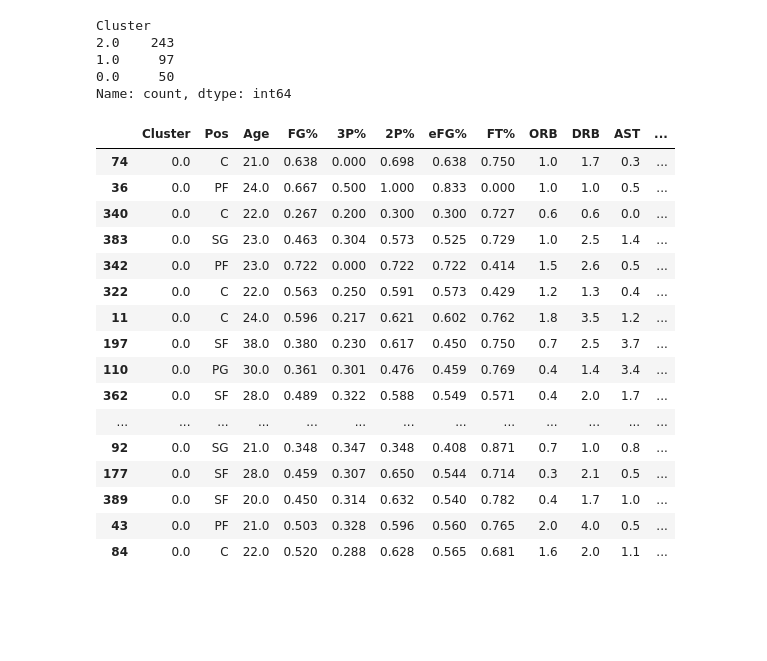
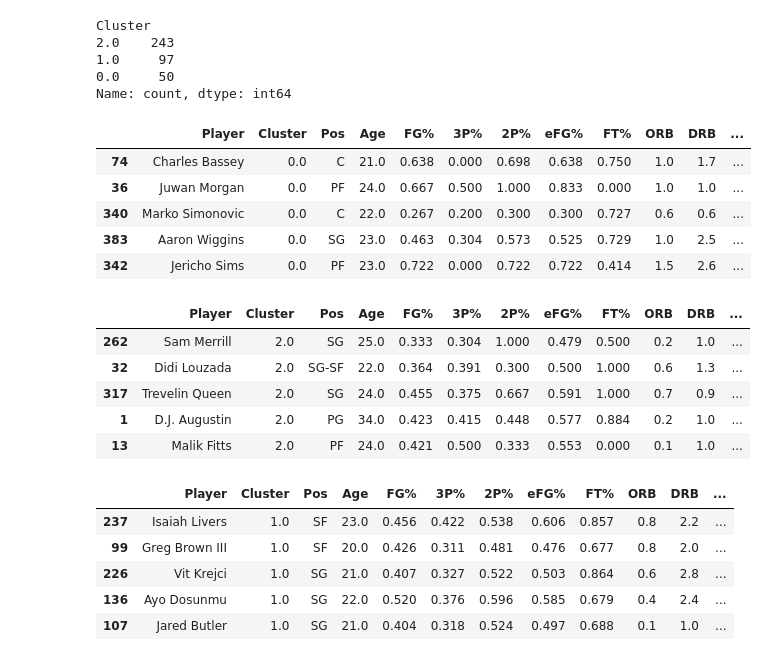
Before and after one commit to wloving77/Fall2023Classes, a Jupyter notebook: foundations_of_machine_learning/assignments/BBall-Clustering/Lab-Clustering-2.ipynb, the cells around one changed output. Saved outputs shown, nothing was run; the diff lists cells and outputs as text; code cells hidden in the pictures; blank space fills up the shorter version.

```diff
--- a/foundations_of_machine_learning/assignments/BBall-Clustering/Lab-Clustering-2.ipynb
+++ b/foundations_of_machine_learning/assignments/BBall-Clustering/Lab-Clustering-2.ipynb
@@ -354,22 +354,12 @@ Cluster
 0.0     50
 Name: count, dtype: int64
 # %%
-df_choose[df_choose['Cluster'] == 0].sort_values(by="Salary", ascending=True).head(25)
+df_choices_good = df_choose[df_choose['Cluster'] == 0].sort_values(by="Salary", ascending=True)
+df_choices_good.head(5)
 # %% [output]
-|  | Cluster | Pos | Age | FG% | 3P% | 2P% | eFG% | FT% | ORB | DRB | AST | ... |
-| 74 | 0.0 | C | 21.0 | 0.638 | 0.000 | 0.698 | 0.638 | 0.750 | 1.0 | 1.7 | 0.3 | ... |
-| 36 | 0.0 | PF | 24.0 | 0.667 | 0.500 | 1.000 | 0.833 | 0.000 | 1.0 | 1.0 | 0.5 | ... |
-| 340 | 0.0 | C | 22.0 | 0.267 | 0.200 | 0.300 | 0.300 | 0.727 | 0.6 | 0.6 | 0.0 | ... |
-| 383 | 0.0 | SG | 23.0 | 0.463 | 0.304 | 0.573 | 0.525 | 0.729 | 1.0 | 2.5 | 1.4 | ... |
-| 342 | 0.0 | PF | 23.0 | 0.722 | 0.000 | 0.722 | 0.722 | 0.414 | 1.5 | 2.6 | 0.5 | ... |
-| 322 | 0.0 | C | 22.0 | 0.563 | 0.250 | 0.591 | 0.573 | 0.429 | 1.2 | 1.3 | 0.4 | ... |
-| 11 | 0.0 | C | 24.0 | 0.596 | 0.217 | 0.621 | 0.602 | 0.762 | 1.8 | 3.5 | 1.2 | ... |
-| 197 | 0.0 | SF | 38.0 | 0.380 | 0.230 | 0.617 | 0.450 | 0.750 | 0.7 | 2.5 | 3.7 | ... |
-| 110 | 0.0 | PG | 30.0 | 0.361 | 0.301 | 0.476 | 0.459 | 0.769 | 0.4 | 1.4 | 3.4 | ... |
-| 362 | 0.0 | SF | 28.0 | 0.489 | 0.322 | 0.588 | 0.549 | 0.571 | 0.4 | 2.0 | 1.7 | ... |
-| ... | ... | ... | ... | ... | ... | ... | ... | ... | ... | ... | ... | ... |
-| 92 | 0.0 | SG | 21.0 | 0.348 | 0.347 | 0.348 | 0.408 | 0.871 | 0.7 | 1.0 | 0.8 | ... |
-| 177 | 0.0 | SF | 28.0 | 0.459 | 0.307 | 0.650 | 0.544 | 0.714 | 0.3 | 2.1 | 0.5 | ... |
-| 389 | 0.0 | SF | 20.0 | 0.450 | 0.314 | 0.632 | 0.540 | 0.782 | 0.4 | 1.7 | 1.0 | ... |
-| 43 | 0.0 | PF | 21.0 | 0.503 | 0.328 | 0.596 | 0.560 | 0.765 | 2.0 | 4.0 | 0.5 | ... |
-| 84 | 0.0 | C | 22.0 | 0.520 | 0.288 | 0.628 | 0.565 | 0.681 | 1.6 | 2.0 | 1.1 | ... |
+|  | Player | Cluster | Pos | Age | FG% | 3P% | 2P% | eFG% | FT% | ORB | DRB | ... |
+| 74 | Charles Bassey | 0.0 | C | 21.0 | 0.638 | 0.000 | 0.698 | 0.638 | 0.750 | 1.0 | 1.7 | ... |
+| 36 | Juwan Morgan | 0.0 | PF | 24.0 | 0.667 | 0.500 | 1.000 | 0.833 | 0.000 | 1.0 | 1.0 | ... |
+| 340 | Marko Simonovic | 0.0 | C | 22.0 | 0.267 | 0.200 | 0.300 | 0.300 | 0.727 | 0.6 | 0.6 | ... |
+| 383 | Aaron Wiggins | 0.0 | SG | 23.0 | 0.463 | 0.304 | 0.573 | 0.525 | 0.729 | 1.0 | 2.5 | ... |
+| 342 | Jericho Sims | 0.0 | PF | 23.0 | 0.722 | 0.000 | 0.722 | 0.722 | 0.414 | 1.5 | 2.6 | ... |
@@ -378,3 +366,23 @@ df_choose[df_choose['Cluster'] == 0].sort_values(by="Salary", ascending=True).he
+# %%
+df_choices_bad =  df_choose[df_choose['Cluster'] == 2].sort_values(by="Salary", ascending=True)
+df_choices_bad.head()
+# %% [output]
+|  | Player | Cluster | Pos | Age | FG% | 3P% | 2P% | eFG% | FT% | ORB | DRB | ... |
+| 262 | Sam Merrill | 2.0 | SG | 25.0 | 0.333 | 0.304 | 1.000 | 0.479 | 0.500 | 0.2 | 1.0 | ... |
+| 32 | Didi Louzada | 2.0 | SG-SF | 22.0 | 0.364 | 0.391 | 0.300 | 0.500 | 1.000 | 0.6 | 1.3 | ... |
+| 317 | Trevelin Queen | 2.0 | SG | 24.0 | 0.455 | 0.375 | 0.667 | 0.591 | 1.000 | 0.7 | 0.9 | ... |
+| 1 | D.J. Augustin | 2.0 | PG | 34.0 | 0.423 | 0.415 | 0.448 | 0.577 | 0.884 | 0.2 | 1.0 | ... |
+| 13 | Malik Fitts | 2.0 | PF | 24.0 | 0.421 | 0.500 | 0.333 | 0.553 | 0.000 | 0.1 | 1.0 | ... |
+# %%
+df_choices_passable = df_choose[df_choose['Cluster'] == 1].sort_values(by="Salary", ascending=True)
+df_choices_passable.head()
+# %% [output]
+|  | Player | Cluster | Pos | Age | FG% | 3P% | 2P% | eFG% | FT% | ORB | DRB | ... |
+| 237 | Isaiah Livers | 1.0 | SF | 23.0 | 0.456 | 0.422 | 0.538 | 0.606 | 0.857 | 0.8 | 2.2 | ... |
+| 99 | Greg Brown III | 1.0 | SF | 20.0 | 0.426 | 0.311 | 0.481 | 0.476 | 0.677 | 0.8 | 2.0 | ... |
+| 226 | Vit Krejci | 1.0 | SG | 21.0 | 0.407 | 0.327 | 0.522 | 0.503 | 0.864 | 0.6 | 2.8 | ... |
+| 136 | Ayo Dosunmu | 1.0 | SG | 22.0 | 0.520 | 0.376 | 0.596 | 0.585 | 0.679 | 0.4 | 2.4 | ... |
+| 107 | Jared Butler | 1.0 | SG | 21.0 | 0.404 | 0.318 | 0.524 | 0.497 | 0.688 | 0.1 | 1.0 | ... |
 # %%
 #Write up the results in a separate notebook with supporting visualizations and
 #an overview of how and why you made the choices you did. This should be at least
```
Also changed, not shown: parts of 4 cells of this notebook, 10 other files.
